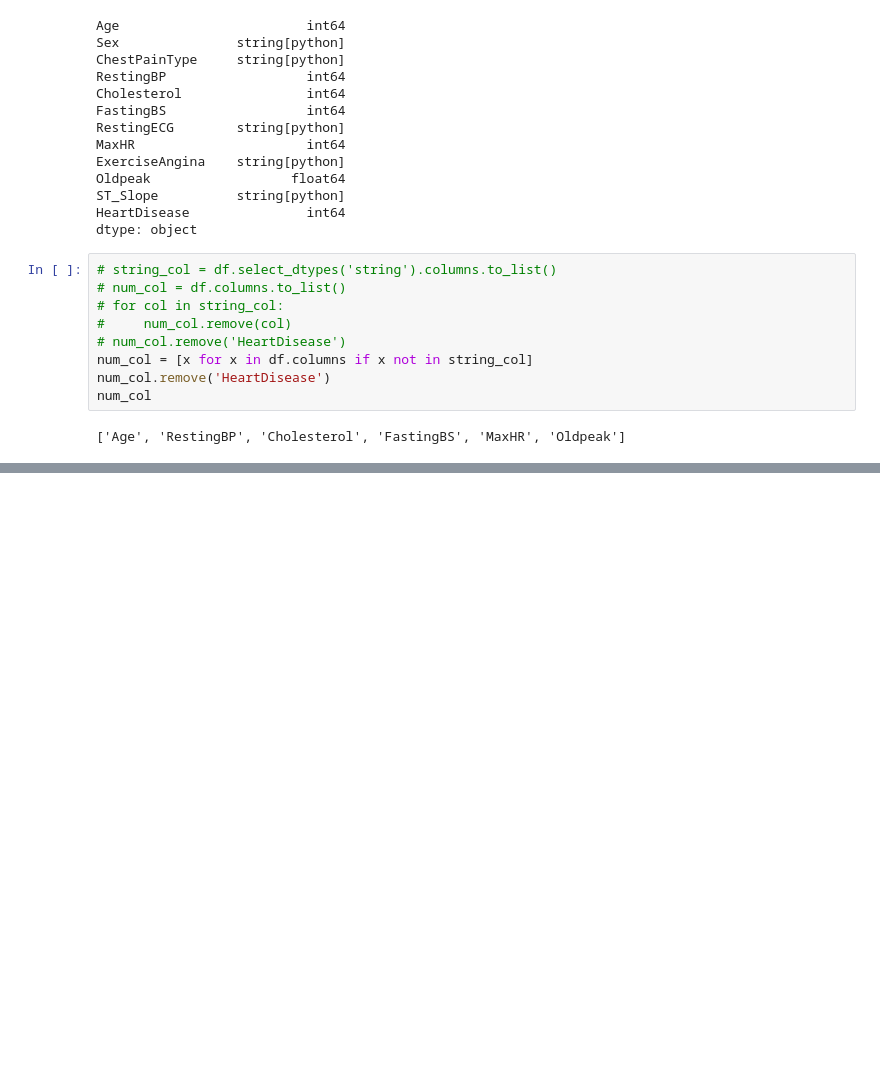
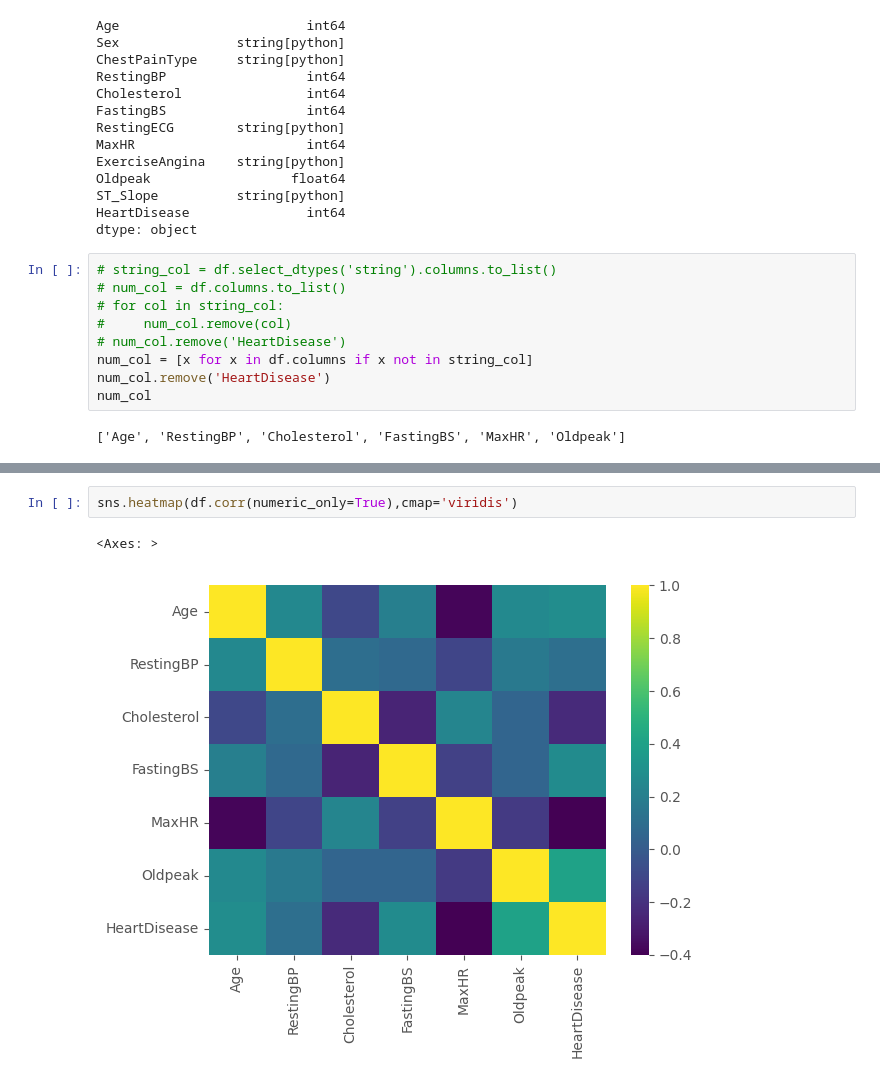
Before and after one commit to F-iol/Uni, a Jupyter notebook: ML/Heart Failure Prediction/code.ipynb, the cells around one changed output, grey strips where cells are left out. Drawn from its saved outputs; the diff is of its cells as text; blank space fills up the shorter version.

```diff
--- a/ML/Heart Failure Prediction/code.ipynb
+++ b/ML/Heart Failure Prediction/code.ipynb
@@ -78,0 +85,5 @@ num_col
+# %%
+sns.heatmap(df.corr(numeric_only=True),cmap='viridis')
+# %% [output]
+<Axes: >
+[figure, added]
```
Also changed, not shown: parts of 19 cells of this notebook.
